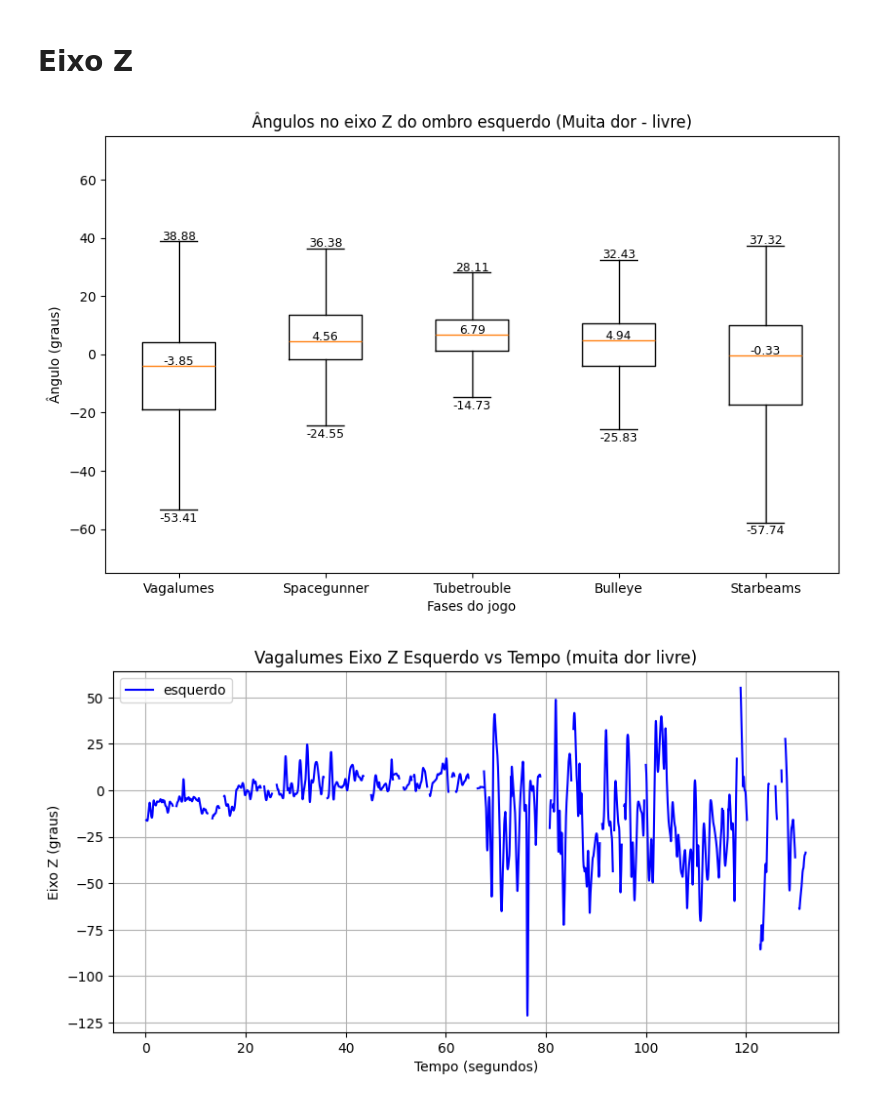
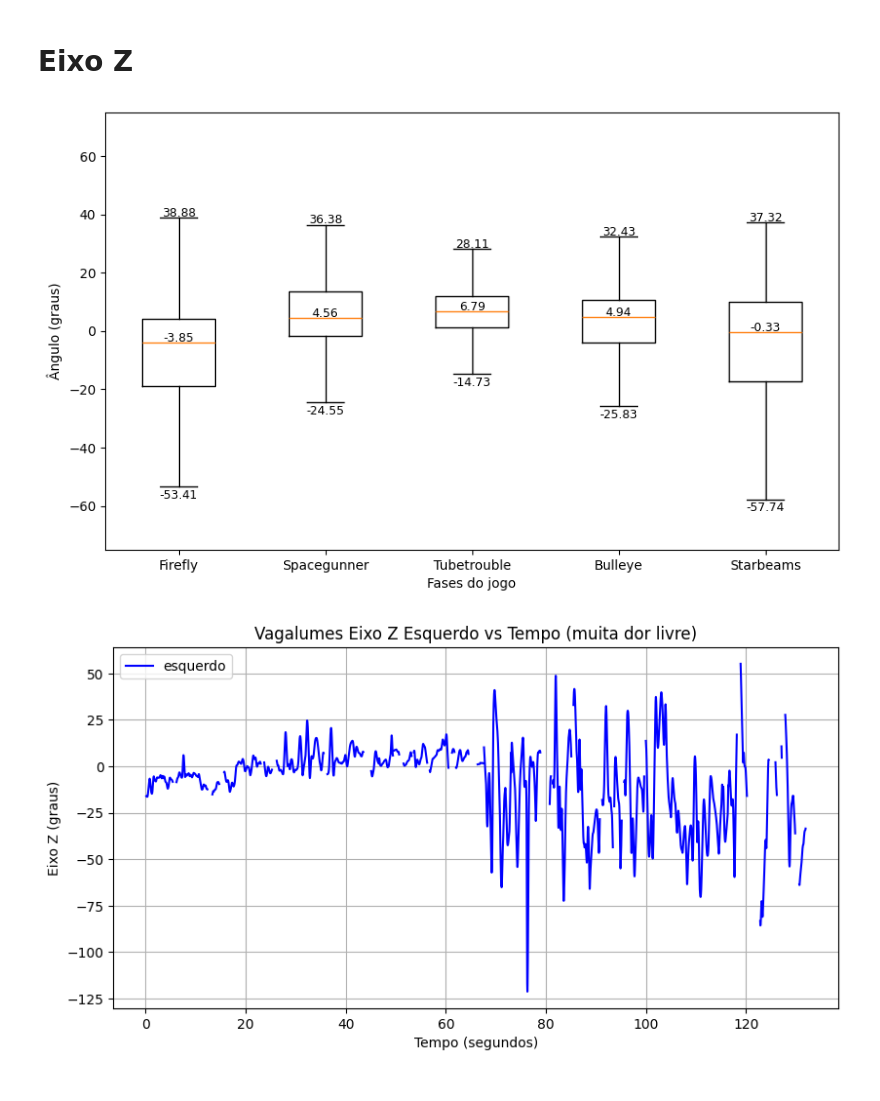
Before and after one commit to gagliotti/reach-analysis, a Jupyter notebook: MuitaDorLivre.ipynb, the cells around one changed output. Drawn from its saved outputs; the diff is of its cells as text; code cells hidden in the pictures.

```diff
--- a/MuitaDorLivre.ipynb
+++ b/MuitaDorLivre.ipynb
@@ -331,7 +331,7 @@ starbeamsEstatisticasAngulos = calcular_estatisticas_sem_outliers(starbeamsAngul
 
 todosAngulosSemNaN = [vagalumesAngulosSemNaN, spacegunnerAngulosSemNaN, tubetroubleAngulosSemNaN, bulleyAngulosSemNaN, starbeamsAngulosSemNaN]
 todosEstatisticasAngulos = [vagalumesEstatisticasAngulos, spacegunnerEstatisticasAngulos, tubetroubleEstatisticasAngulos, bulleyeEstatisticasAngulos, starbeamsEstatisticasAngulos]
-todosNomesFases = ['Vagalumes', 'Spacegunner', 'Tubetrouble','Bulleye', 'Starbeams']
+todosNomesFases = ['Firefly', 'Spacegunner', 'Tubetrouble','Bulleye', 'Starbeams']
 
 # Criar o boxplot sem exibir outliers
 fig, ax = plt.subplots(figsize=(10, 6))
@@ -360,10 +360,11 @@ for i, stats in enumerate(todosEstatisticasAngulos, start=1):
     ax.text(i + deslocamento_x, stats["Máximo"] + 0.5, f'{stats["Máximo"]:.2f}', ha='center', fontsize=9, color='black')  # Agora usa o whisker
 
 # Define título
-plt.title("Ângulos no eixo Y do ombro esquerdo (muita dor livre)")
+#plt.title("Ângulos no eixo Y do ombro esquerdo (muita dor livre)")
 plt.ylabel("Ângulo (graus)")
 plt.xlabel("Fases do jogo")
 ax.yaxis.grid(False)
+plt.savefig('image4.tiff',  dpi=300, format='tiff', pil_kwargs={"compression": "tiff_lzw"})
 
 # Exibir gráfico
 plt.show()
@@ -538,7 +539,7 @@ starbeamsEstatisticasAngulos = calcular_estatisticas_sem_outliers(starbeamsAngul
 
 todosAngulosSemNaN = [vagalumesAngulosSemNaN, spacegunnerAngulosSemNaN, tubetroubleAngulosSemNaN, bulleyAngulosSemNaN, starbeamsAngulosSemNaN]
 todosEstatisticasAngulos = [vagalumesEstatisticasAngulos, spacegunnerEstatisticasAngulos, tubetroubleEstatisticasAngulos, bulleyeEstatisticasAngulos, starbeamsEstatisticasAngulos]
-todosNomesFases = ['Vagalumes', 'Spacegunner', 'Tubetrouble','Bulleye', 'Starbeams']
+todosNomesFases = ['Firefly', 'Spacegunner', 'Tubetrouble','Bulleye', 'Starbeams']
 
 # Criar o boxplot sem exibir outliers
 fig, ax = plt.subplots(figsize=(10, 6))
@@ -566,12 +567,13 @@ for i, stats in enumerate(todosEstatisticasAngulos, start=1):
     ax.text(i + deslocamento_x, stats["Máximo"] + 0.5, f'{stats["Máximo"]:.2f}', ha='center', fontsize=9, color='black')  # Agora usa o whisker
 
 # Define título
-plt.title("Ângulos no eixo X do ombro esquerdo (Muita dor - livre)")
+#plt.title("Ângulos no eixo X do ombro esquerdo (Muita dor - livre)")
 plt.ylabel("Ângulo (graus)")
 plt.xlabel("Fases do jogo")
 ax.yaxis.grid(False)
 ax.set_ylim(ax.get_ylim()[0] - 5, ax.get_ylim()[1] + 5)
 
 # Exibir gráfico
+plt.savefig('image2.tiff',  dpi=300, format='tiff', pil_kwargs={"compression": "tiff_lzw"})
 plt.show()
 # %% [output]
@@ -743,7 +745,7 @@ starbeamsEstatisticasAngulos = calcular_estatisticas_sem_outliers(starbeamsAngul
 
 todosAngulosSemNaN = [vagalumesAngulosSemNaN, spacegunnerAngulosSemNaN, tubetroubleAngulosSemNaN, bulleyAngulosSemNaN, starbeamsAngulosSemNaN]
 todosEstatisticasAngulos = [vagalumesEstatisticasAngulos, spacegunnerEstatisticasAngulos, tubetroubleEstatisticasAngulos, bulleyeEstatisticasAngulos, starbeamsEstatisticasAngulos]
-todosNomesFases = ['Vagalumes', 'Spacegunner', 'Tubetrouble','Bulleye', 'Starbeams']
+todosNomesFases = ['Firefly', 'Spacegunner', 'Tubetrouble','Bulleye', 'Starbeams']
 
 # Criar o boxplot sem exibir outliers
 fig, ax = plt.subplots(figsize=(10, 6))
@@ -752,35 +754,36 @@ box = ax.boxplot(todosAngulosSemNaN, whis=1.5, showfliers=False, patch_artist=Fa
 # Ajustar rótulos do eixo X
 ax.set_xticks(list(range(1,len(todosNomesFases)+1)))
 ax.set_xticklabels(todosNomesFases)
 
 # Ajustar os limites do eixo Y para incluir os bigodes corretos
 #min_y = min(d["Mínimo"] for d in todosEstatisticasAngulos) - 2
 #max_y = max(d["Máximo"] for d in todosEstatisticasAngulos) + 2
 min_y = -70
 max_y = 70
 ax.set_ylim(min_y, max_y)
 
 # Adicionar valores dentro do gráfico com deslocamento para a direita
 deslocamento_x = 0.0  # Ajuste para mover as anotações para a direita
 for i, stats in enumerate(todosEstatisticasAngulos, start=1):
     #ax.text(i + deslocamento_x, stats["Média"], f'Média: {stats["Média"]:.2f}', ha='left', fontsize=10, color='blue')
     ax.text(i + deslocamento_x, stats["Mediana"] + 0.2, f'{stats["Mediana"]:.2f}', ha='center', fontsize=9, color='black')
     #ax.text(i + deslocamento_x, stats["Q1"]+.2, f'{stats["Q1"]:.2f}', ha='center', fontsize=9, color='black')
     #ax.text(i + deslocamento_x +.05, stats["Q3"]+.2, f'{stats["Q3"]:.2f}', ha='left', fontsize=9, color='black')
     ax.text(i + deslocamento_x, stats["Mínimo"] - 4, f'{stats["Mínimo"]:.2f}', ha='center', fontsize=9, color='black')  # Agora usa o whisker
     ax.text(i + deslocamento_x, stats["Máximo"] + 0.5, f'{stats["Máximo"]:.2f}', ha='center', fontsize=9, color='black')  # Agora usa o whisker
 
 # Define título
-plt.title("Ângulos no eixo Z do ombro esquerdo (Muita dor - livre)")
+#plt.title("Ângulos no eixo Z do ombro esquerdo (Muita dor - livre)")
 plt.ylabel("Ângulo (graus)")
 plt.xlabel("Fases do jogo")
 ax.yaxis.grid(False)
 ax.set_ylim(ax.get_ylim()[0] - 5, ax.get_ylim()[1] + 5)
 
 # Exibir gráfico
+plt.savefig('image6.tiff',  dpi=300, format='tiff', pil_kwargs={"compression": "tiff_lzw"})
 plt.show()
 # %% [output]
-[figure, old version]
+[figure, new version]
 # %%
 # plota vagalumes na linha do tempo
 
```
Also changed, not shown: parts of 4 cells of this notebook.
